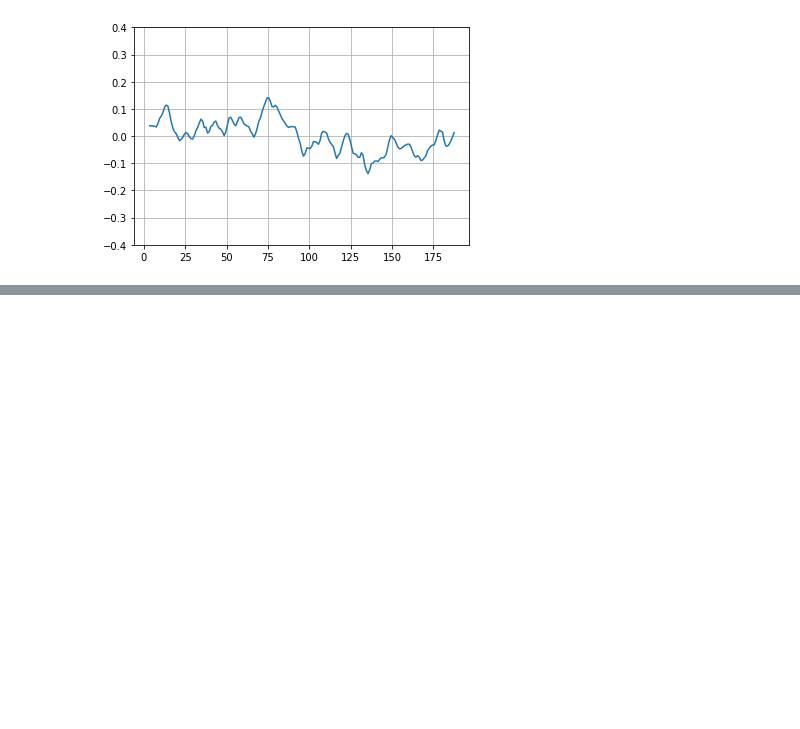
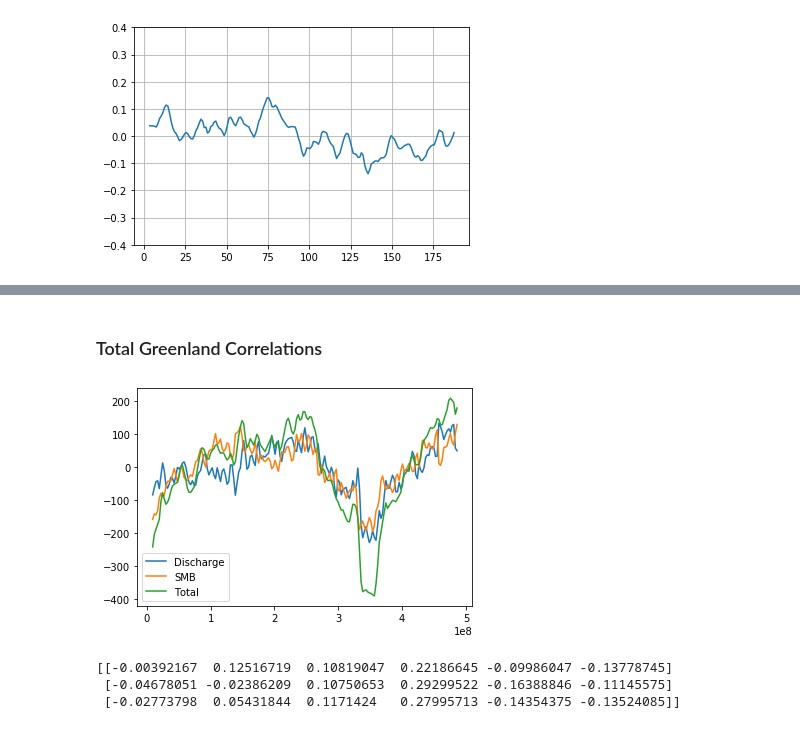
Before and after one commit to AdriaanGr/MAIO_project, a Jupyter notebook: MAIO_project2.ipynb, the cells around one changed output, grey strips where cells are left out. Drawn from its saved outputs; the diff is of its cells as text; code cells hidden in the pictures; blank space fills up the shorter version.

```diff
--- a/MAIO_project2.ipynb
+++ b/MAIO_project2.ipynb
@@ -1023,0 +1096,23 @@ plt.show()
+# %% [markdown]
+### Total Greenland Correlations
+# %%
+SMB_dt = SMB_detrended.sum(axis=0)
+dis_dt = dis_detrended.sum(axis=0)
+tot_dt = SMB_dt + dis_dt
+
+plt.plot(grace_t, dis_dt)
+plt.plot(grace_t, SMB_dt)
+plt.plot(grace_t, tot_dt)
+plt.legend(('Discharge', 'SMB', 'Total'))
+plt.show()
+
+corr_m = np.zeros((3, 6))
+indd_m = ([nao_t, snao_t, ao_t, enso_t, amo_t, grb_t], [nao_d, snao_d, ao_d, enso_d, amo_d, grb_d])
+for i, sb in enumerate((SMB_dt, dis_dt, tot_dt)):
+    corr_m[i] = [timeseries_corr(grace_t, sb, indd_m[0][n], indd_m[1][n]) for n in range(6)]
+print(corr_m)
+# %% [output]
+[figure, added]
+[[-0.00392167  0.12516719  0.10819047  0.22186645 -0.09986047 -0.13778745]
+ [-0.04678051 -0.02386209  0.10750653  0.29299522 -0.16388846 -0.11145575]
+ [-0.02773798  0.05431844  0.1171424   0.27995713 -0.14354375 -0.13524085]]
```
Also changed, not shown: parts of 6 cells of this notebook, 1 other file.
